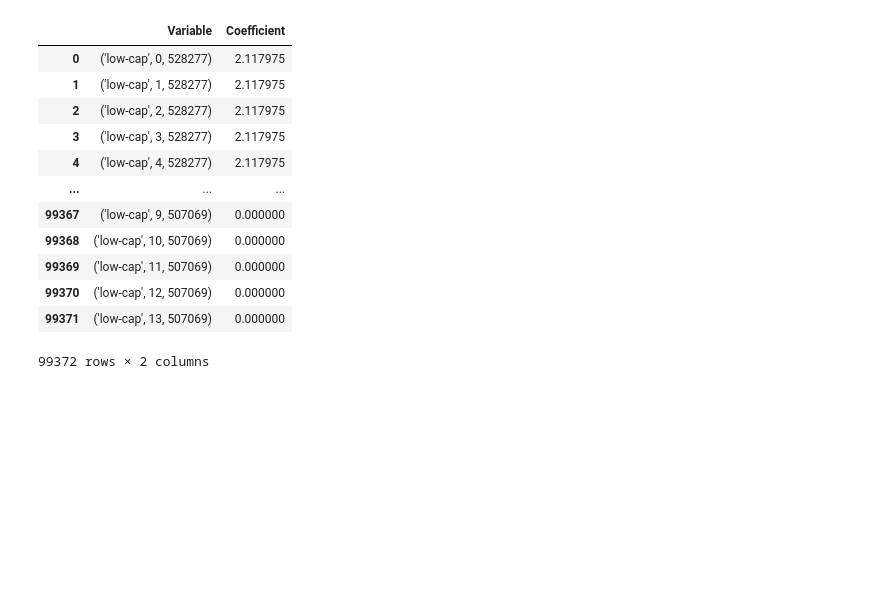
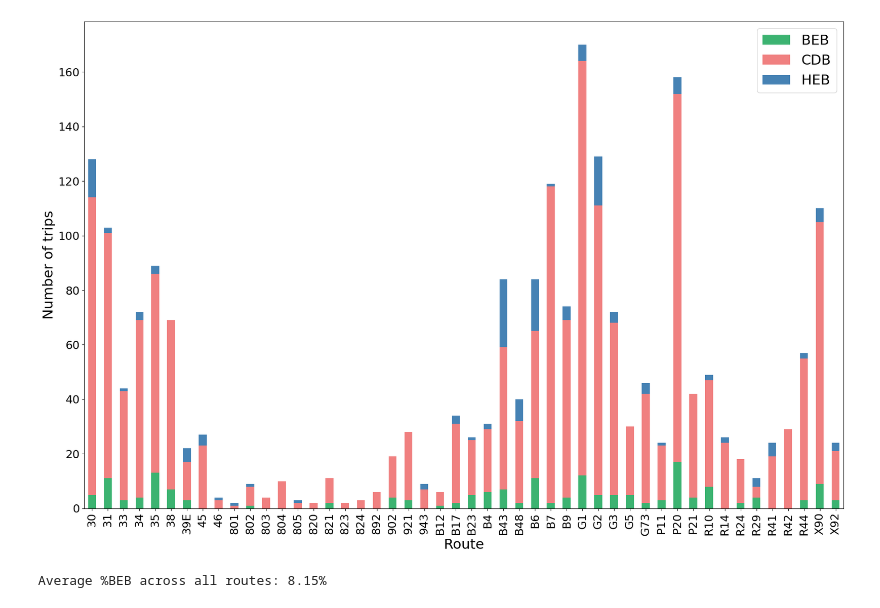
Before and after one commit to narslab/transit-electrification-futures, a Jupyter notebook: bin/jupyter/organize-optimization-results.ipynb, the cells around one changed output. Saved outputs shown, nothing was run; the diff lists cells and outputs as text; code cells hidden in the pictures; blank space fills up the shorter version.

```diff
--- a/bin/jupyter/organize-optimization-results.ipynb
+++ b/bin/jupyter/organize-optimization-results.ipynb
@@ -3,4 +6,4 @@ import pandas as pd
 # %%
-l_BM_x_variables = pd.read_csv(r'../../results/lowcap-balanced-transition-optimized-variables.csv', low_memory=False)
+l_BM_variables = pd.read_csv(r'../../results/lowcap-balanced-transition-optimized-variables.csv', low_memory=False)
 # %%
 l_BM_coefficients = pd.read_csv(r'../../results/lowcap-balanced-transition-coefficients.csv', low_memory=False)
@@ -23,16 +10,2 @@ l_BM_variables
-# %%
-l_BM_coefficients
-# %% [output]
-|  | Variable | Coefficient |
-| 0 | ('low-cap', 0, 528277) | 2.117975 |
-| 1 | ('low-cap', 1, 528277) | 2.117975 |
-| 2 | ('low-cap', 2, 528277) | 2.117975 |
-| 3 | ('low-cap', 3, 528277) | 2.117975 |
-| 4 | ('low-cap', 4, 528277) | 2.117975 |
-| ... | ... | ... |
-| 99367 | ('low-cap', 9, 507069) | 0.000000 |
-| 99368 | ('low-cap', 10, 507069) | 0.000000 |
-| 99369 | ('low-cap', 11, 507069) | 0.000000 |
-| 99370 | ('low-cap', 12, 507069) | 0.000000 |
-| 99371 | ('low-cap', 13, 507069) | 0.000000 |
-99372 rows × 2 columns
+# %%
+busiest_day= pd.read_csv(r'../../results/busiest-day-trips-info.csv', low_memory=False)
@@ -38,0 +27,49 @@ l_BM_coefficients
+# %%
+l_BM_variables['Trip'] = l_BM_variables['Trip'].astype(str)
+busiest_day['TripKey'] = busiest_day['TripKey'].astype(str)
+
+# Merge the dataframes on matching values
+merged_df = l_BM_variables.merge(busiest_day[['TripKey', 'Route', 'Stop_first', 'Stop_last', 'ServiceDateTime_min', 'ServiceDateTime_max', 'dist']],
+                                 left_on='Trip',
+                                 right_on='TripKey',
+                                 how='left')
+
+# Drop the TripKey column if not needed
+merged_df.drop(columns='TripKey', inplace=True)
+
+# Update h_BM_variables
+l_BM_variables = merged_df
+# %%
+# Filter the dataframe for Year=13 and Value=1
+l_BM_variables_filtered = l_BM_variables[(l_BM_variables['Year'] == 13) & (l_BM_variables['Value'] == 1)]
+l_BM_variables_filtered = l_BM_variables_filtered[l_BM_variables_filtered['Route'] != '9999']
+
+# Group by Route and Powertrain to count unique trips
+grouped_trips = l_BM_variables_filtered.groupby(['Route', 'Powertrain'])['Trip'].nunique().unstack(fill_value=0)
+
+# Plot
+# Create a figure and a set of subplots with larger size
+fig, ax = plt.subplots(figsize=(18, 12))
+
+colors = {'CDB': 'lightcoral', 'HEB': 'steelblue', 'BEB': 'mediumseagreen'}
+ax = grouped_trips.plot(kind='bar', stacked=True, color=[colors[col] for col in grouped_trips.columns], ax=ax)
+
+# Annotate with BEB percentages
+for index, (route, row) in enumerate(grouped_trips.iterrows()):
+    total = row.sum()
+    BEB_count = row.get('BEB', 0)
+    percentage = (BEB_count / total) * 100
+    #ax.text(index, row['CDB'] + row['HEB'] + (0.5 * BEB_count), f'{percentage:.1f}%', ha='center', color='white', fontsize=10)
+
+# Set the title and labels with larger font sizes
+ax.set_xlabel('Route', fontsize=22)
+ax.set_ylabel('Number of trips', fontsize=22)
+ax.legend(fontsize=22)
+
+# Increase the font size for tick labels
+ax.tick_params(axis='both', labelsize=18)
+
+plt.tight_layout()
+plt.show()
+# %% [output]
+[figure, added]
@@ -38,0 +78,11 @@ l_BM_coefficients
+# %%
+# Compute the total BEB counts and total trips
+total_BEB_counts = grouped_trips['BEB'].sum()
+total_trips = grouped_trips.sum(axis=1).sum()
+
+# Calculate average %BEB across all routes
+average_percentage_BEB = (total_BEB_counts / total_trips) * 100
+
+print(f"Average %BEB across all routes: {average_percentage_BEB:.2f}%")
+# %% [output]
+Average %BEB across all routes: 8.15%
```
Also changed, not shown: parts of 24 cells of this notebook, 3 other files.
